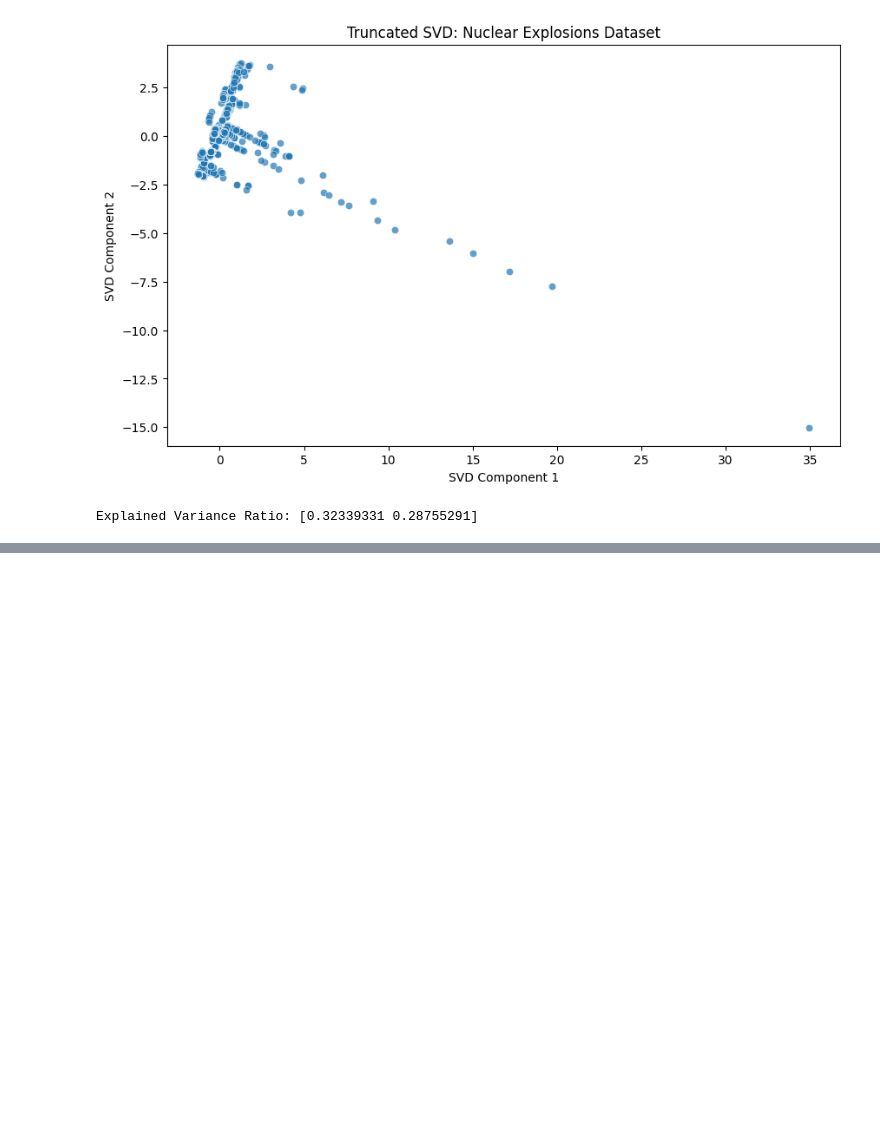
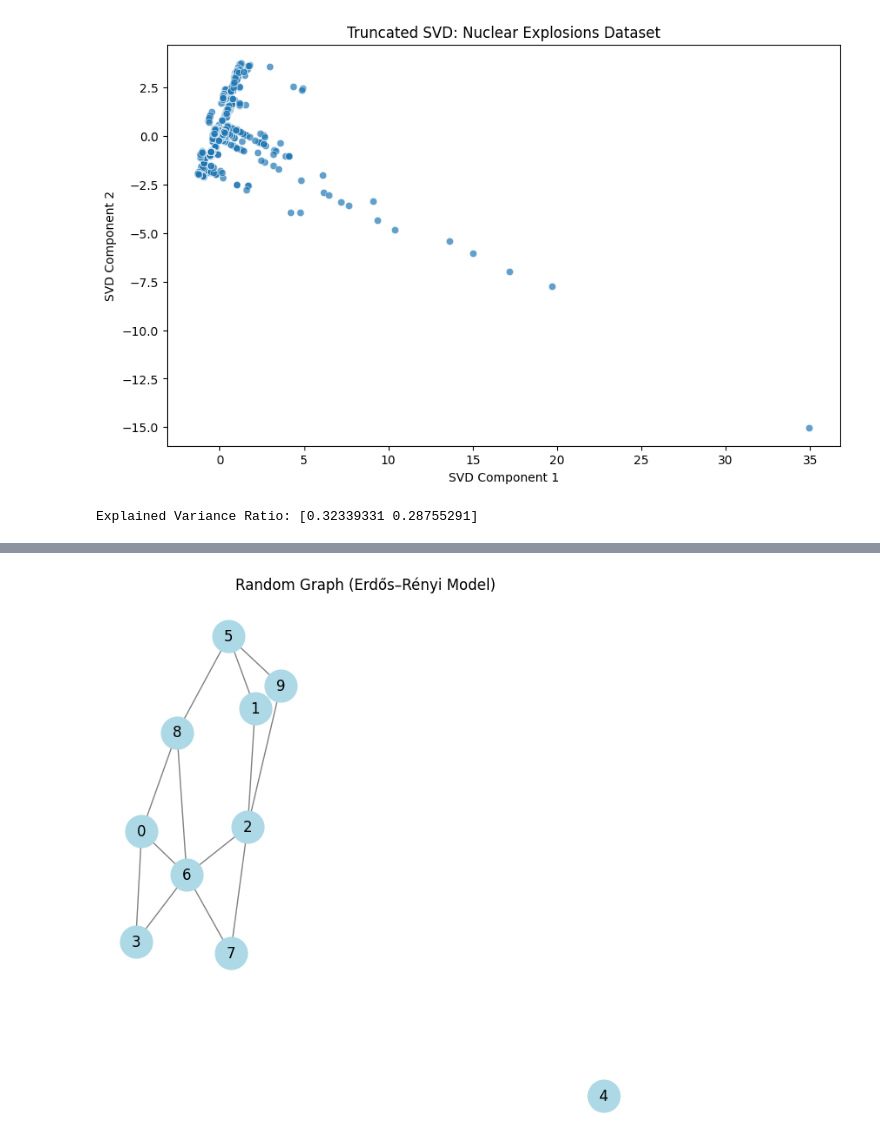
Before and after one commit to alinapradhan/Nuclear-Explosions-EDA, a Jupyter notebook: FDS24MBD023ipynb.ipynb, the cells around one changed output, grey strips where cells are left out. Saved outputs shown, nothing was run; the diff lists cells and outputs as text; code cells hidden in the pictures; blank space fills up the shorter version.

```diff
--- a/FDS24MBD023ipynb.ipynb
+++ b/FDS24MBD023ipynb.ipynb
@@ -496,0 +640,16 @@ Explained Variance Ratio: [0.32339331 0.28755291]
+# %%
+import networkx as nx
+import matplotlib.pyplot as plt
+
+# Generate a random graph with 10 nodes and probability 0.3 for edge creation
+num_nodes = 10
+probability = 0.3
+G = nx.erdos_renyi_graph(num_nodes, probability)
+
+# Draw the graph
+plt.figure(figsize=(6, 6))
+nx.draw(G, with_labels=True, node_color='lightblue', edge_color='gray', node_size=700, font_size=12)
+plt.title("Random Graph (Erdős–Rényi Model)")
+plt.show()
+# %% [output]
+[figure, added]
```
Also changed, not shown: parts of 6 cells of this notebook.
